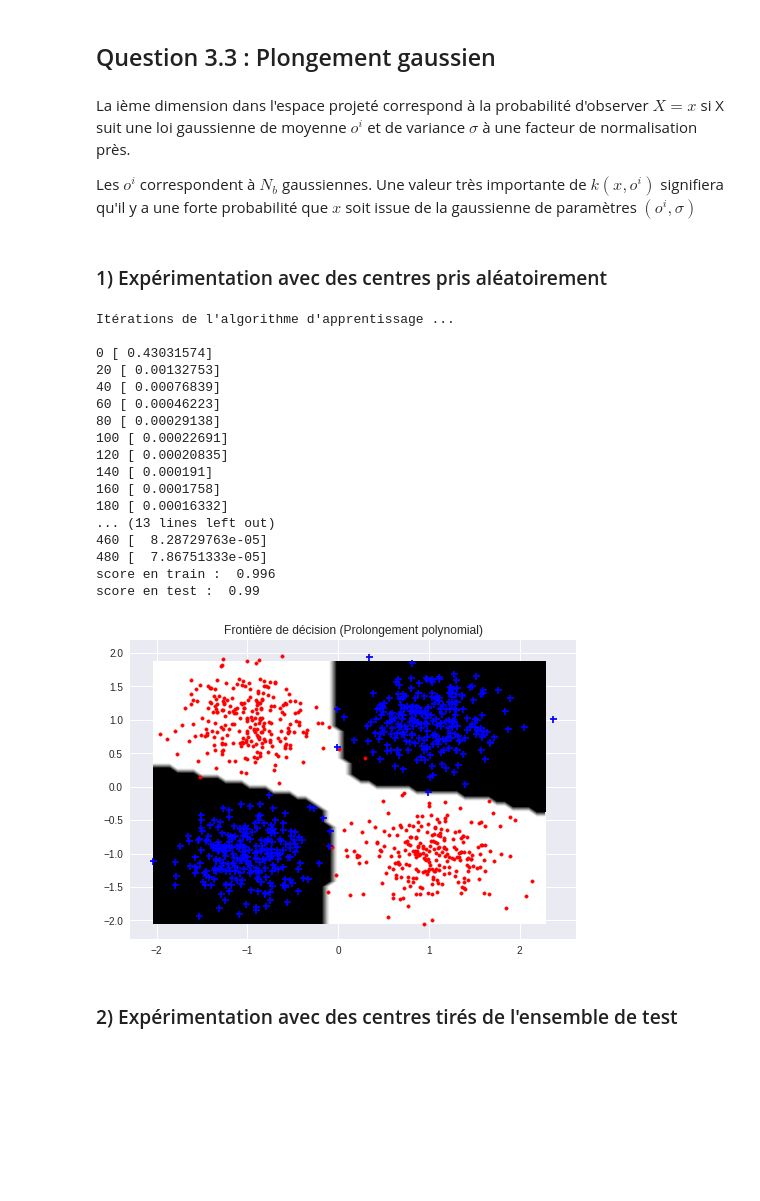
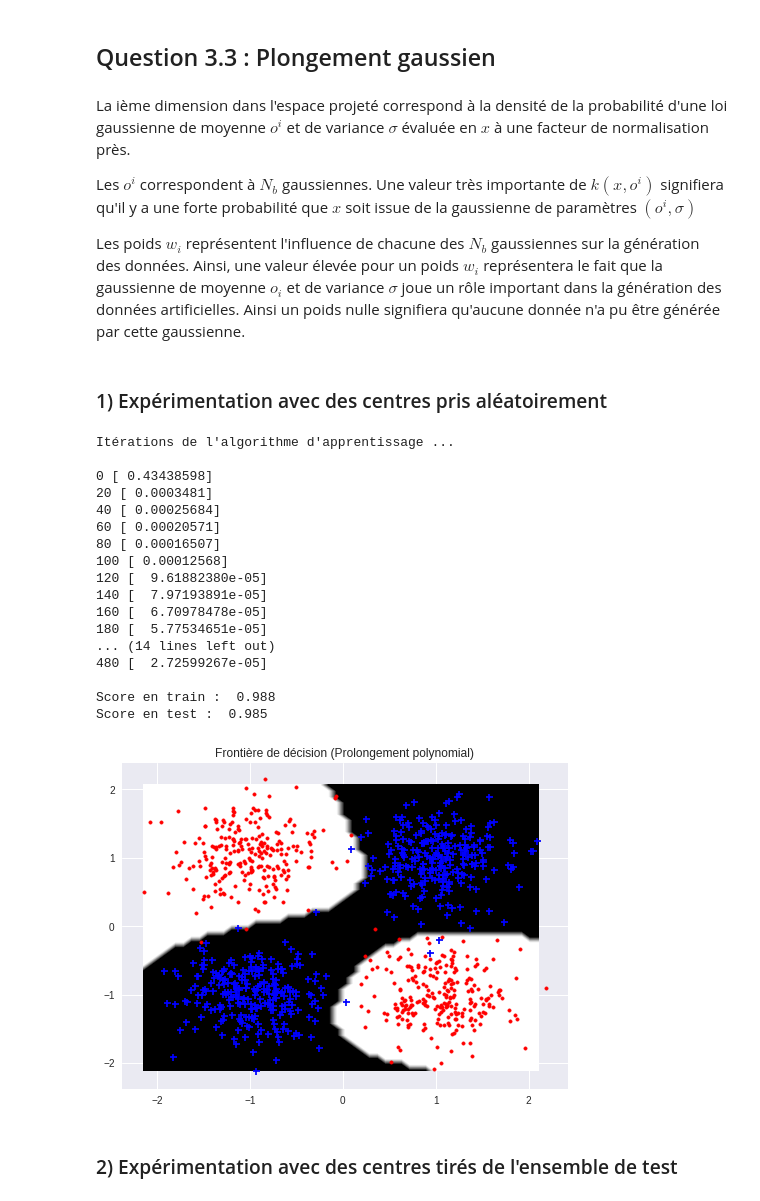
Before and after one commit to PierreBoyeau/perceptron_svm, a Jupyter notebook: TP 4 - Perceptron et SVM.ipynb, the cells around one changed output. Cells and saved outputs as stored; diff of their text form; code cells hidden in the pictures; blank space fills up the shorter version.

```diff
--- a/TP 4 - Perceptron et SVM.ipynb
+++ b/TP 4 - Perceptron et SVM.ipynb
@@ -107,8 +103,8 @@ class Perceptron:
         for it in iterations:
             erreurs.append(1 - self.score_w(data, y,self.histo_w[it]))
         plt.plot(iterations, erreurs, label=legend)
-        plt.xlabel("Nombre d'itérations")
-        plt.ylabel("Erreur")
+        plt.xlabel("Nombre d'itérations", fontsize=15)
+        plt.ylabel("Erreur", fontsize=15)
 
     def gradient_decent(self, data, y, k=1, GD_mode=0, max_iter=50,
                         eps_mode=0, informations=True):
@@ -717,9 +938,11 @@ En plongeant l'espace en dimension 5, on a pu augmenter l'expressivité de notre
 # %% [markdown]
 ## Question 3.3 : Plongement gaussien
 # %% [markdown]
-La ième dimension dans l'espace projeté correspond à la probabilité d'observer $X=x$ si X suit une loi gaussienne de moyenne $o^i$ et de variance $\sigma$ à une facteur de normalisation près.
+La ième dimension dans l'espace projeté correspond à la densité de la probabilité d'une loi gaussienne de moyenne $o^i$ et de variance $\sigma$ évaluée en $x$ à une facteur de normalisation près.
 
 Les $o^i$ correspondent à $N_b$ gaussiennes. Une valeur très importante de $k(x, o^i)$ signifiera qu'il y a une forte probabilité que $x$ soit issue de la gaussienne de paramètres $(o^i, \sigma)$
+
+Les poids $w_i$ représentent l'influence de chacune des $N_b$ gaussiennes sur la génération des données. Ainsi, une valeur élevée pour un poids $w_i$ représentera le fait que la gaussienne de moyenne $o_i$ et de variance $\sigma$ joue un rôle important dans la génération des données artificielles. Ainsi un poids nulle signifiera qu'aucune donnée n'a pu être générée par cette gaussienne.
 # %%
 def k(x, xp, sigma):
     xp = xp.reshape(-1)
@@ -756,36 +979,37 @@ def B(x, nb=10, mode=1, sigma=1):
 # %%
 B_rand = B(xtrain)
 gauss_rand = lambda x: gauss(x, B_rand)
 
 ### Apprentissage
 model= Perceptron(eps=1e-3, max_iter=500, projection=gauss_rand)
 model.fit(xtrain,ytrain)
-print("score en train : ",model.score(xtrain,ytrain))
-print("score en test : ",model.score(xtest,ytest))
+print("\nScore en train : ",model.score(xtrain,ytrain))
+print("Score en test : ",model.score(xtest,ytest))
+
 #### Tracer de frontiere
 plt.figure()
-plt.title("Frontière de décision (Prolongement polynomial)")
+plt.title("Frontière de décision (Prolongement polynomial)", fontsize=15)
 plot_frontiere(xtrain,model.predict,50)
 plot_data(xtrain,ytrain)
 # %% [output]
 Itérations de l'algorithme d'apprentissage ...
 
-0 [ 0.43031574]
-20 [ 0.00132753]
-40 [ 0.00076839]
-60 [ 0.00046223]
-80 [ 0.00029138]
-100 [ 0.00022691]
-120 [ 0.00020835]
-140 [ 0.000191]
-160 [ 0.0001758]
-180 [ 0.00016332]
-... (13 lines left out)
-460 [  8.28729763e-05]
-480 [  7.86751333e-05]
-score en train :  0.996
-score en test :  0.99
+0 [ 0.43438598]
+20 [ 0.0003481]
+40 [ 0.00025684]
+60 [ 0.00020571]
+80 [ 0.00016507]
+100 [ 0.00012568]
+120 [  9.61882380e-05]
+140 [  7.97193891e-05]
+160 [  6.70978478e-05]
+180 [  5.77534651e-05]
+... (14 lines left out)
+480 [  2.72599267e-05]
+
+Score en train :  0.988
+Score en test :  0.985
-[figure, old version]
+[figure, new version]
 # %% [markdown]
 ### 2) Expérimentation avec des centres tirés de l'ensemble de test
 # %%
```
Also changed, not shown: parts of 47 cells of this notebook, 1 other file.
